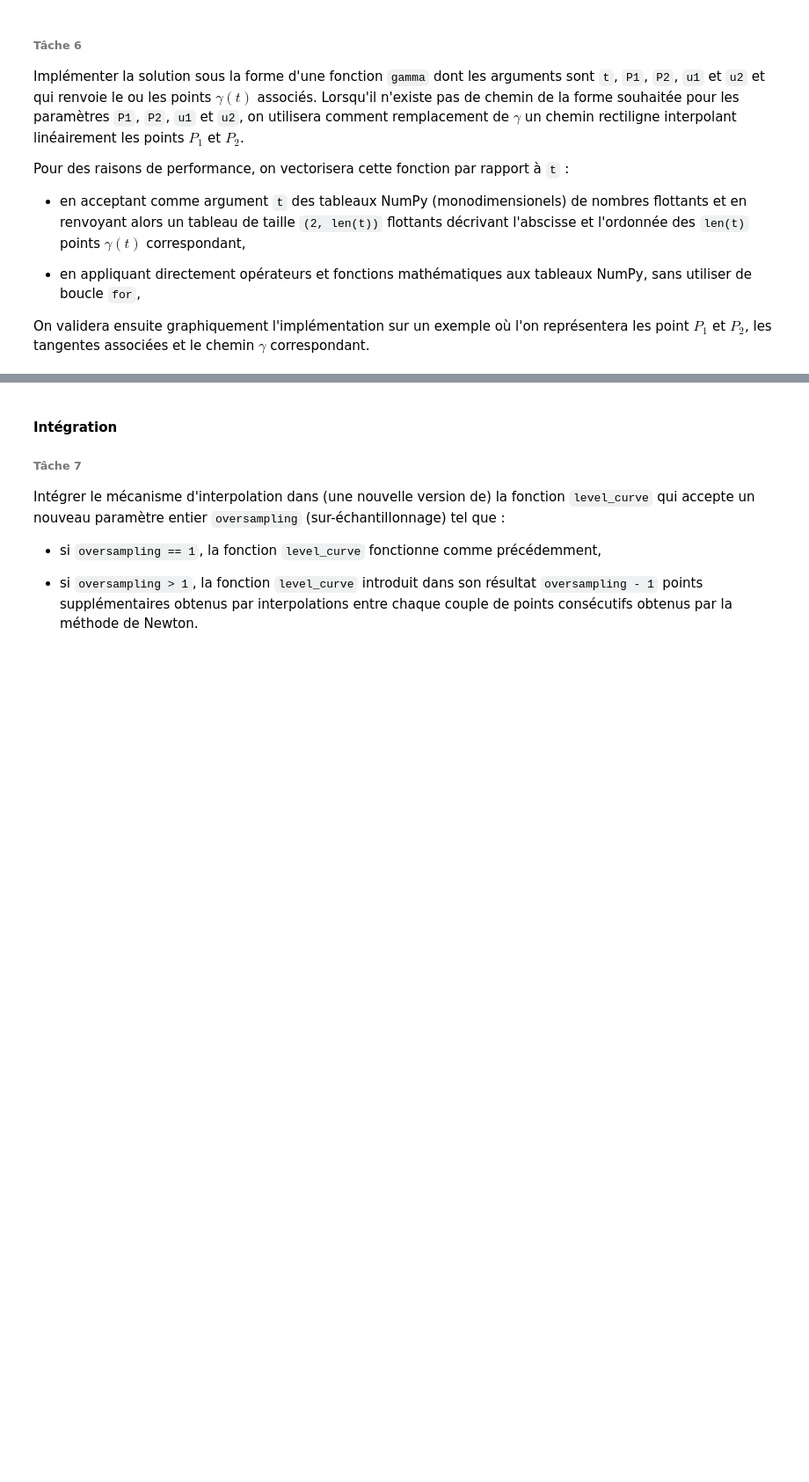
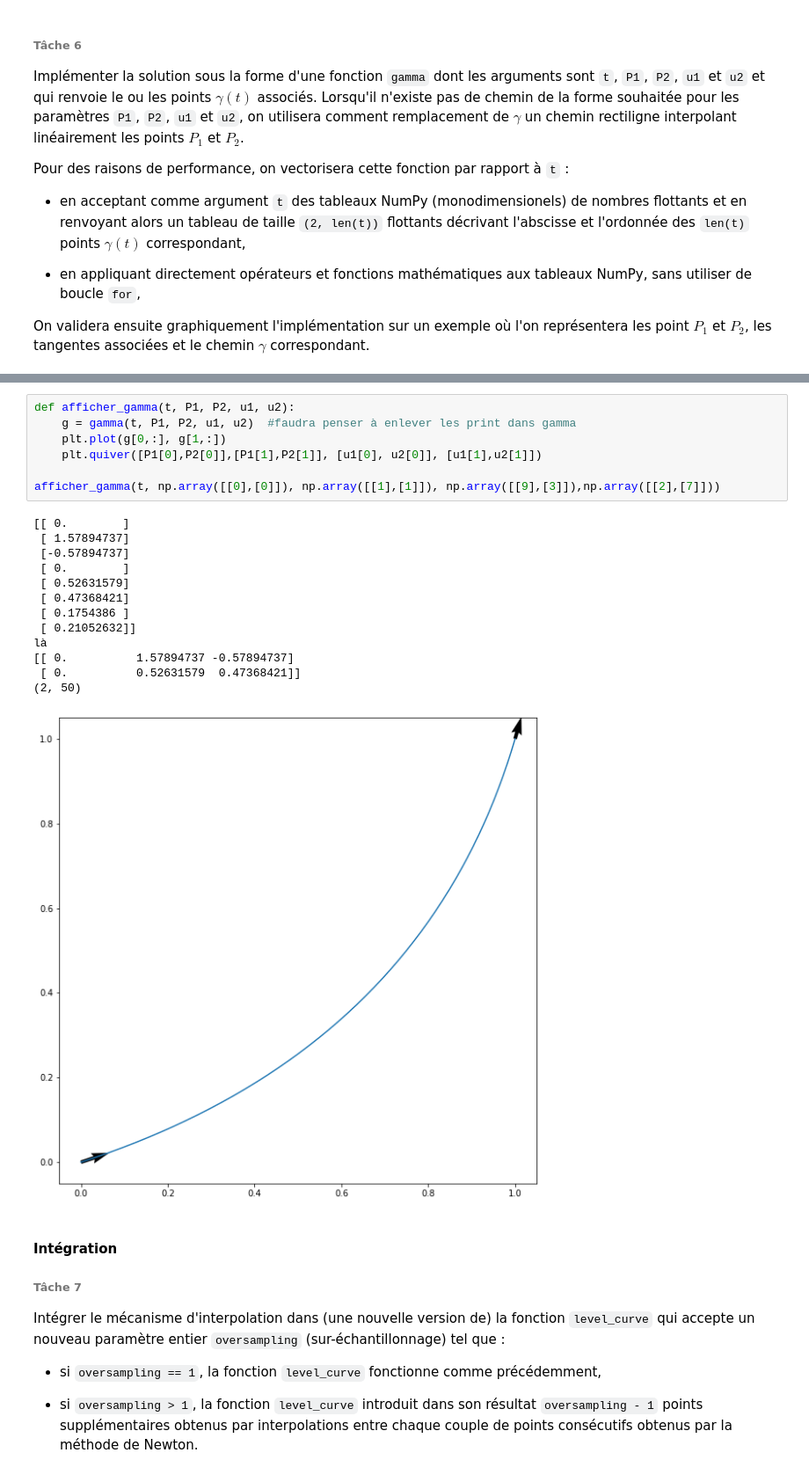
Before and after one commit to LouisJustinTALLOT/projet-UE11, a Jupyter notebook: devoir-ue11-bellon-tallot.ipynb, the cells around one changed output, grey strips where cells are left out. Shown at 88% size. Cells and saved outputs as stored; diff of their text form; blank space fills up the shorter version.

```diff
--- a/devoir-ue11-bellon-tallot.ipynb
+++ b/devoir-ue11-bellon-tallot.ipynb
@@ -546,3 +606,24 @@ gamma(t, np.array([[0],[0]]), np.array([[1],[1]]), np.array([[9],[3]]),np.array(
+# %%
+def afficher_gamma(t, P1, P2, u1, u2):
+    g = gamma(t, P1, P2, u1, u2)  #faudra penser à enlever les print dans gamma
+    plt.plot(g[0,:], g[1,:])
+    plt.quiver([P1[0],P2[0]],[P1[1],P2[1]], [u1[0], u2[0]], [u1[1],u2[1]])
+
+afficher_gamma(t, np.array([[0],[0]]), np.array([[1],[1]]), np.array([[9],[3]]),np.array([[2],[7]]))
+# %% [output]
+[[ 0.        ]
+ [ 1.57894737]
+ [-0.57894737]
+ [ 0.        ]
+ [ 0.52631579]
+ [ 0.47368421]
+ [ 0.1754386 ]
+ [ 0.21052632]]
+là
+[[ 0.          1.57894737 -0.57894737]
+ [ 0.          0.52631579  0.47368421]]
+(2, 50)
+[figure, added]
 # %% [markdown]
 #### Intégration
 
```
Also changed, not shown: parts of 12 cells of this notebook.
